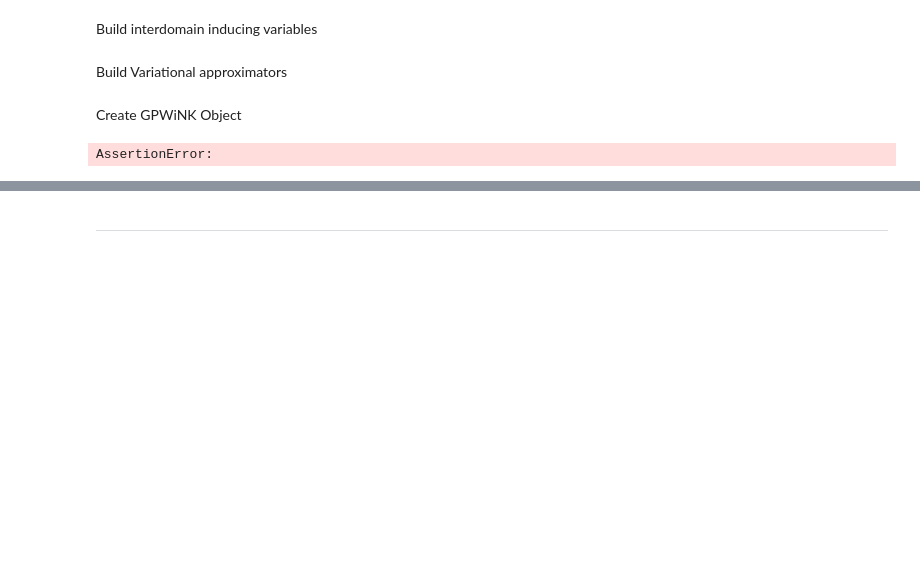
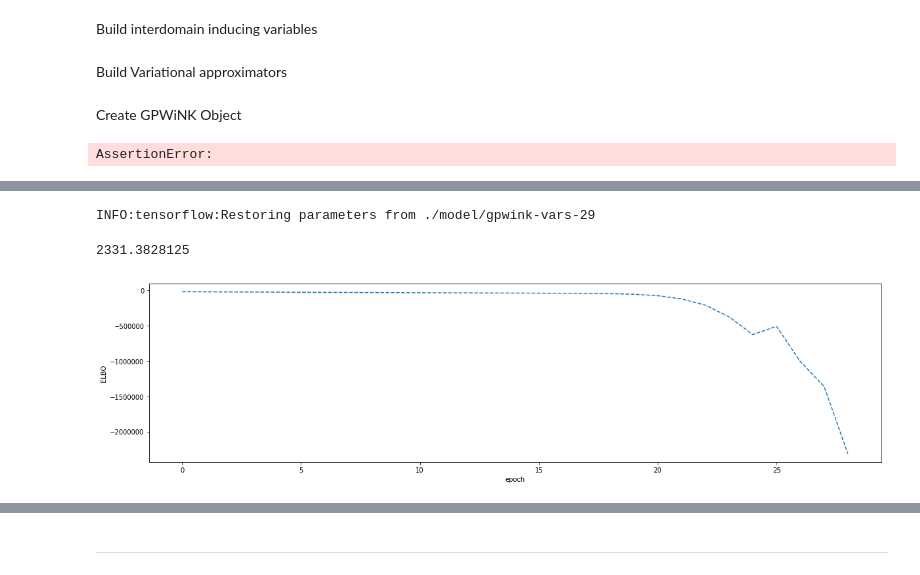
Before and after one commit to Canas/gpwink, a Jupyter notebook: examples/gpwink_elbo_calculation.ipynb, the cells around one changed output, grey strips where cells are left out. Saved outputs shown, nothing was run; the diff lists cells and outputs as text; code cells hidden in the pictures; blank space fills up the shorter version.

```diff
--- a/examples/gpwink_elbo_calculation.ipynb
+++ b/examples/gpwink_elbo_calculation.ipynb
@@ -133,2 +177,0 @@ sess.run(tf.global_variables_initializer())
-# %%
-elbo = sess.run(elbo)
@@ -136,0 +230,21 @@ InvalidArgumentError: Retval[0] does not have value
+# %%
+all_vars = tf.get_collection(tf.GraphKeys.GLOBAL_VARIABLES)
+loss = tf.cast(-elbo, tf.float64)
+opt = tf.train.GradientDescentOptimizer(1e-7)
+grads_and_vars = opt.compute_gradients(loss, all_vars)
+clipped_grads_and_vars = [(tf.clip_by_value(g, 0, 10000), v) for g, v in grads_and_vars]
+train = opt.apply_gradients(clipped_grads_and_vars)
+# %%
+saver = tf.train.Saver(tf.get_collection(tf.GraphKeys.GLOBAL_VARIABLES))
+# %%
+n_epochs = 100
+
+losses = []
+print(f'initial value: {sess.run(loss)}')
+for i in range(1, n_epochs):
+    sess.run(train)
+    elbo = sess.run(loss)
+    losses.append(elbo)
+    print(f'epoch {i}/{n_epochs}: {elbo}')
+    #if i % 5 == 0:
+    saver.save(sess, './model/gpwink-vars', global_step=i)
@@ -136,0 +273,18 @@ InvalidArgumentError: Retval[0] does not have value
+# %%
+saver.restore(sess, './model/gpwink-vars-29')
+# %% [output]
+INFO:tensorflow:Restoring parameters from ./model/gpwink-vars-29
+# %%
+np.array(losses).max()
+# %% [output]
+2331.3828125
+# %%
+fig, ax = plt.subplots(figsize=(20, 5))
+
+ax.plot(np.array(losses).squeeze(), '--')
+ax.set_xlabel('epoch')
+#ax.set_xlim([0, 80])
+#ax.set_ylim([-0.2e7, 1e5])
+_ = ax.set_ylabel('ELBO')
+# %% [output]
+[figure, added]
```
Also changed, not shown: parts of 143 cells of this notebook.
